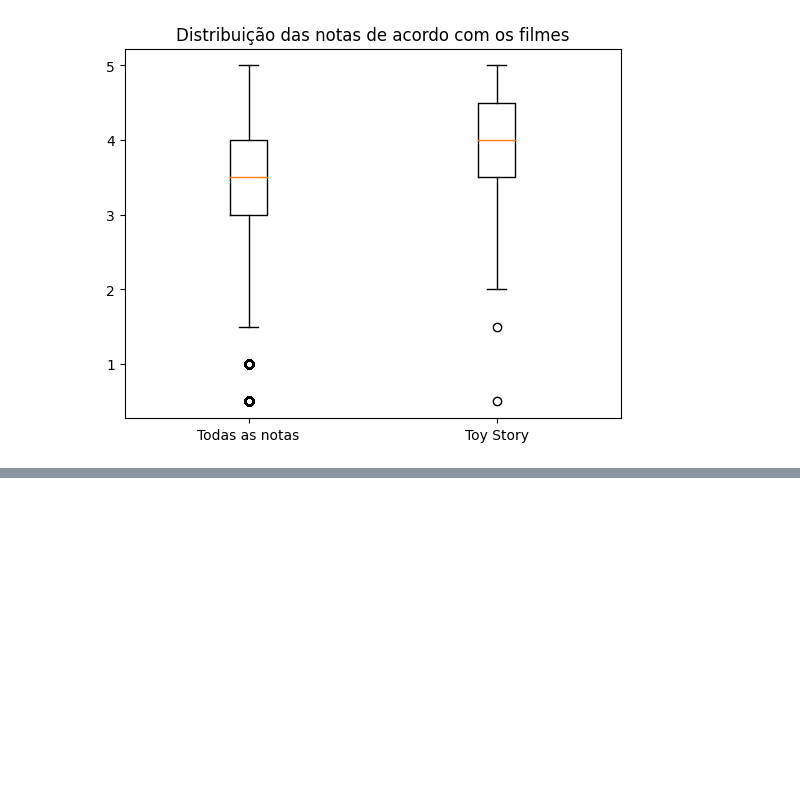
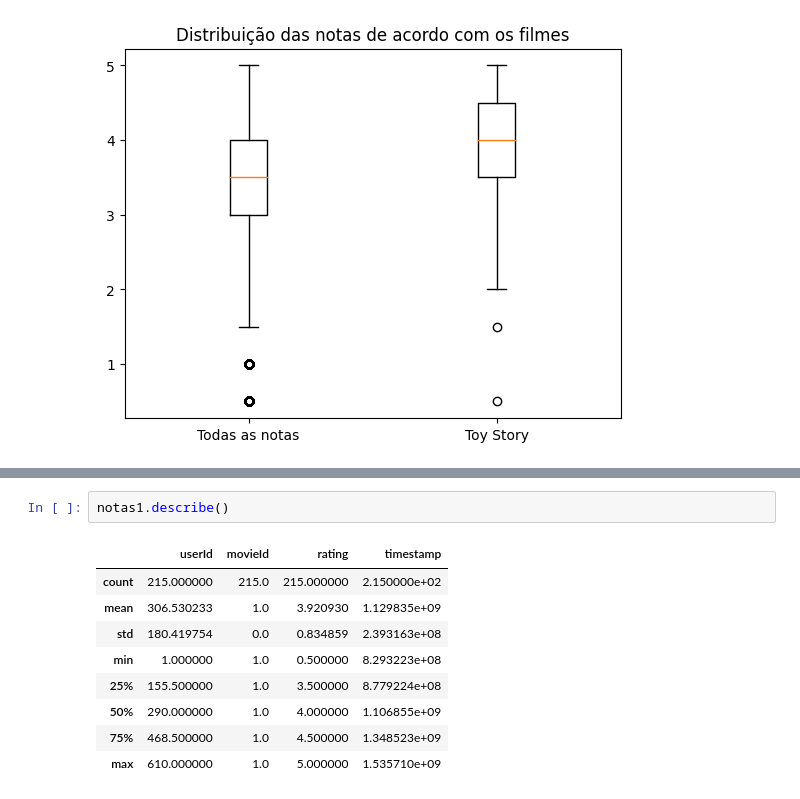
Before and after one commit to fcardosoo/Alura-011-Data-Science-testes-estat-sticos-com-Python, a Jupyter notebook: Data-science-Introducao-a-testes.ipynb, the cells around one changed output, grey strips where cells are left out. Drawn from its saved outputs; the diff is of its cells as text; blank space fills up the shorter version.

```diff
--- a/Data-science-Introducao-a-testes.ipynb
+++ b/Data-science-Introducao-a-testes.ipynb
@@ -380,0 +411,12 @@ comparacao.summary()
+# %%
+notas1.describe()
+# %% [output]
+|  | userId | movieId | rating | timestamp |
+| count | 215.000000 | 215.0 | 215.000000 | 2.150000e+02 |
+| mean | 306.530233 | 1.0 | 3.920930 | 1.129835e+09 |
+| std | 180.419754 | 0.0 | 0.834859 | 2.393163e+08 |
+| min | 1.000000 | 1.0 | 0.500000 | 8.293223e+08 |
+| 25% | 155.500000 | 1.0 | 3.500000 | 8.779224e+08 |
+| 50% | 290.000000 | 1.0 | 4.000000 | 1.106855e+09 |
+| 75% | 468.500000 | 1.0 | 4.500000 | 1.348523e+09 |
+| max | 610.000000 | 1.0 | 5.000000 | 1.535710e+09 |
```
Also changed, not shown: parts of 7 cells of this notebook.
